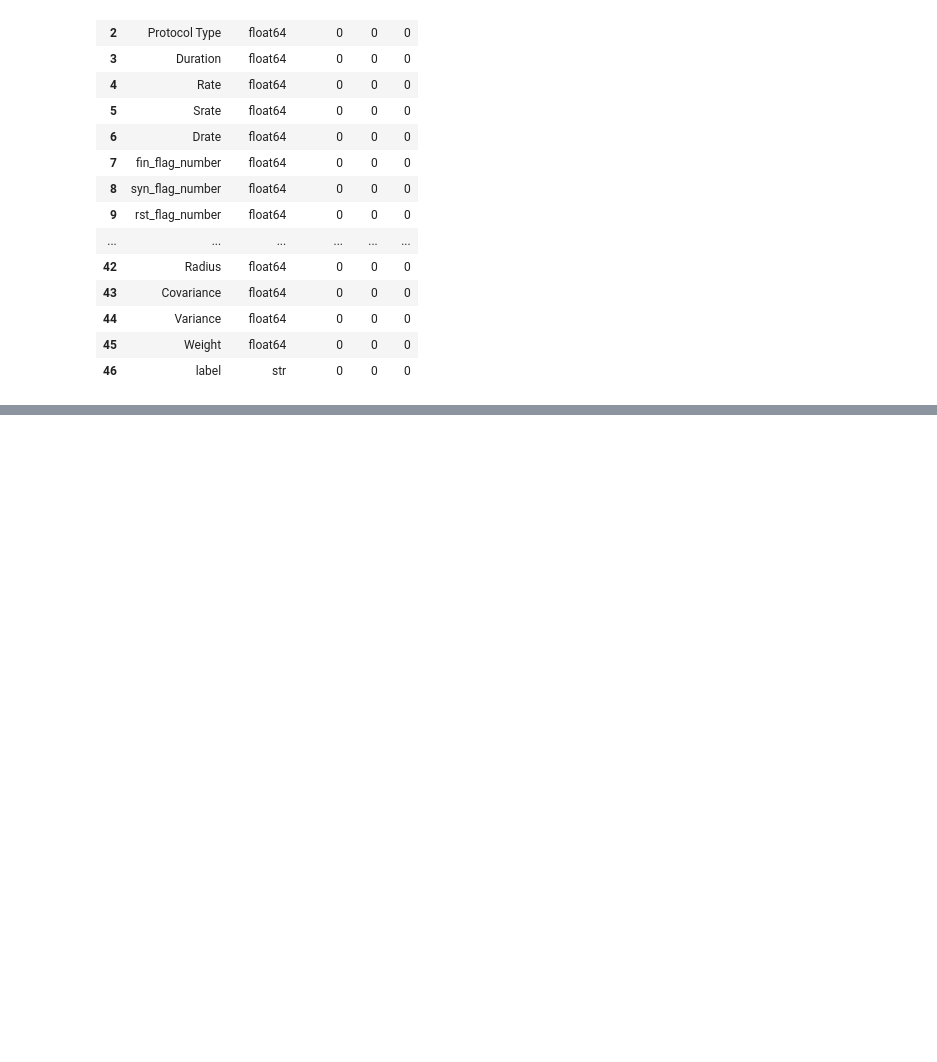
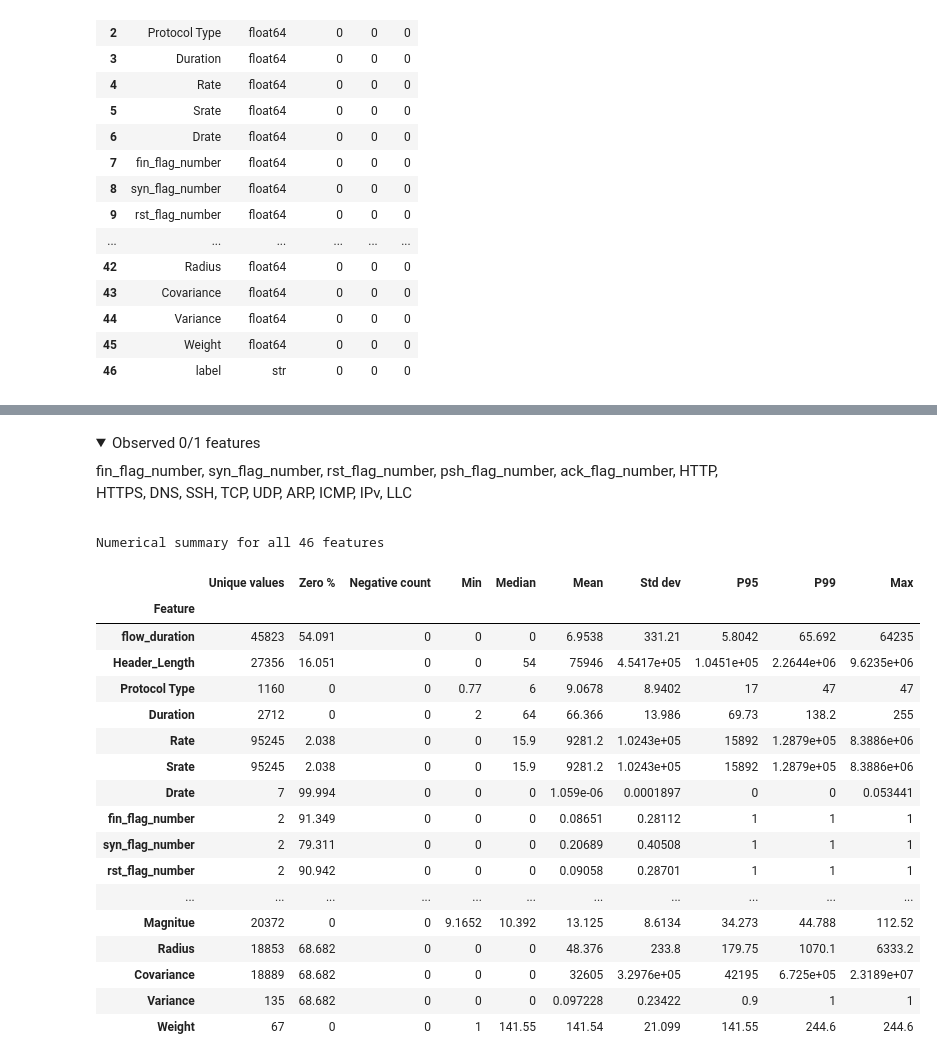
Before and after one commit to mdaliqbal021-tech/iot-intrusion-detection, a Jupyter notebook: 02_eda_restart.ipynb, the cells around one changed output, grey strips where cells are left out. Drawn from its saved outputs; the diff is of its cells as text; code cells hidden in the pictures; folded sections open; blank space fills up the shorter version.

```diff
--- a/02_eda_restart.ipynb
+++ b/02_eda_restart.ipynb
@@ -532,0 +660,57 @@ Training columns
+# %%
+from pathlib import Path
+
+import numpy as np
+import pandas as pd
+from IPython.display import HTML, display
+
+training_path = Path("data/subsets/ciciot2023_train_stratified_100000_seed42.csv")
+training_eda = pd.read_csv(training_path, low_memory=False, skip_blank_lines=False)
+# The audited original schema has 46 features and one label. This CSV has no derived targets.
+features_eda = training_eda.drop(columns="label").select_dtypes(include="number")
+unique_counts = features_eda.nunique()
+constant_columns = unique_counts[unique_counts.eq(1)].index.tolist()
+binary_columns = [
+    column for column in unique_counts[unique_counts.eq(2)].index
+    if set(features_eda[column].unique()) == {0, 1}
+]
+other_low_columns = [
+    column for column in unique_counts[unique_counts.between(2, 10)].index
+    if column not in binary_columns
+]
+measurement_columns = unique_counts[unique_counts.gt(10)].index.tolist()
+
+observed_values = pd.DataFrame([
+    {"Feature": column, "Observed values": ", ".join(f"{value:g}" for value in sorted(features_eda[column].unique()))}
+    for column in constant_columns + other_low_columns
+])
+display(pd.DataFrame({
+    "Observed feature group": ["Constant", "Binary (0 and 1)", "Other low cardinality", "More than 10 values"],
+    "Features": [len(constant_columns), len(binary_columns), len(other_low_columns), len(measurement_columns)],
+}))
+if not observed_values.empty:
+    display(observed_values)
+display(HTML(
+    "<details><summary>Observed 0/1 features</summary><p>"
+    + (", ".join(binary_columns) or "None") + "</p></details>"
+))
+
+quantiles = features_eda.quantile([0.5, 0.95, 0.99])
+feature_summary = pd.DataFrame({
+    "Unique values": unique_counts,
+    "Zero %": features_eda.eq(0).mean() * 100,
+    "Negative count": features_eda.lt(0).sum(),
+    "Min": features_eda.min(),
+    "Median": quantiles.loc[0.5],
+    "Mean": features_eda.mean(),
+    "Std dev": features_eda.std(),
+    "P95": quantiles.loc[0.95],
+    "P99": quantiles.loc[0.99],
+    "Max": features_eda.max(),
+}).rename_axis("Feature")
+display(HTML(
+    "<details><summary>Numerical summary for all 46 features</summary>"
+    + feature_summary.to_html(float_format="{:.5g}".format)
+    + "</details>"
+))
+# %% [output]
@@ -532,0 +730,21 @@ Training columns
+Observed 0/1 features
+fin_flag_number, syn_flag_number, rst_flag_number, psh_flag_number, ack_flag_number, HTTP, HTTPS, DNS, SSH, TCP, UDP, ARP, ICMP, IPv, LLC
+Numerical summary for all 46 features
+|  | Unique values | Zero % | Negative count | Min | Median | Mean | Std dev | P95 | P99 | Max |
+| Feature |  |  |  |  |  |  |  |  |  |  |
+| flow_duration | 45823 | 54.091 | 0 | 0 | 0 | 6.9538 | 331.21 | 5.8042 | 65.692 | 64235 |
+| Header_Length | 27356 | 16.051 | 0 | 0 | 54 | 75946 | 4.5417e+05 | 1.0451e+05 | 2.2644e+06 | 9.6235e+06 |
+| Protocol Type | 1160 | 0 | 0 | 0.77 | 6 | 9.0678 | 8.9402 | 17 | 47 | 47 |
+| Duration | 2712 | 0 | 0 | 2 | 64 | 66.366 | 13.986 | 69.73 | 138.2 | 255 |
+| Rate | 95245 | 2.038 | 0 | 0 | 15.9 | 9281.2 | 1.0243e+05 | 15892 | 1.2879e+05 | 8.3886e+06 |
+| Srate | 95245 | 2.038 | 0 | 0 | 15.9 | 9281.2 | 1.0243e+05 | 15892 | 1.2879e+05 | 8.3886e+06 |
+| Drate | 7 | 99.994 | 0 | 0 | 0 | 1.059e-06 | 0.0001897 | 0 | 0 | 0.053441 |
+| fin_flag_number | 2 | 91.349 | 0 | 0 | 0 | 0.08651 | 0.28112 | 1 | 1 | 1 |
+| syn_flag_number | 2 | 79.311 | 0 | 0 | 0 | 0.20689 | 0.40508 | 1 | 1 | 1 |
+| rst_flag_number | 2 | 90.942 | 0 | 0 | 0 | 0.09058 | 0.28701 | 1 | 1 | 1 |
+| ... | ... | ... | ... | ... | ... | ... | ... | ... | ... | ... |
+| Magnitue | 20372 | 0 | 0 | 9.1652 | 10.392 | 13.125 | 8.6134 | 34.273 | 44.788 | 112.52 |
+| Radius | 18853 | 68.682 | 0 | 0 | 0 | 48.376 | 233.8 | 179.75 | 1070.1 | 6333.2 |
+| Covariance | 18889 | 68.682 | 0 | 0 | 0 | 32605 | 3.2976e+05 | 42195 | 6.725e+05 | 2.3189e+07 |
+| Variance | 135 | 68.682 | 0 | 0 | 0 | 0.097228 | 0.23422 | 0.9 | 1 | 1 |
+| Weight | 67 | 0 | 0 | 1 | 141.55 | 141.54 | 21.099 | 141.55 | 244.6 | 244.6 |
```
Also changed, not shown: parts of 21 cells of this notebook, 2 other files.
